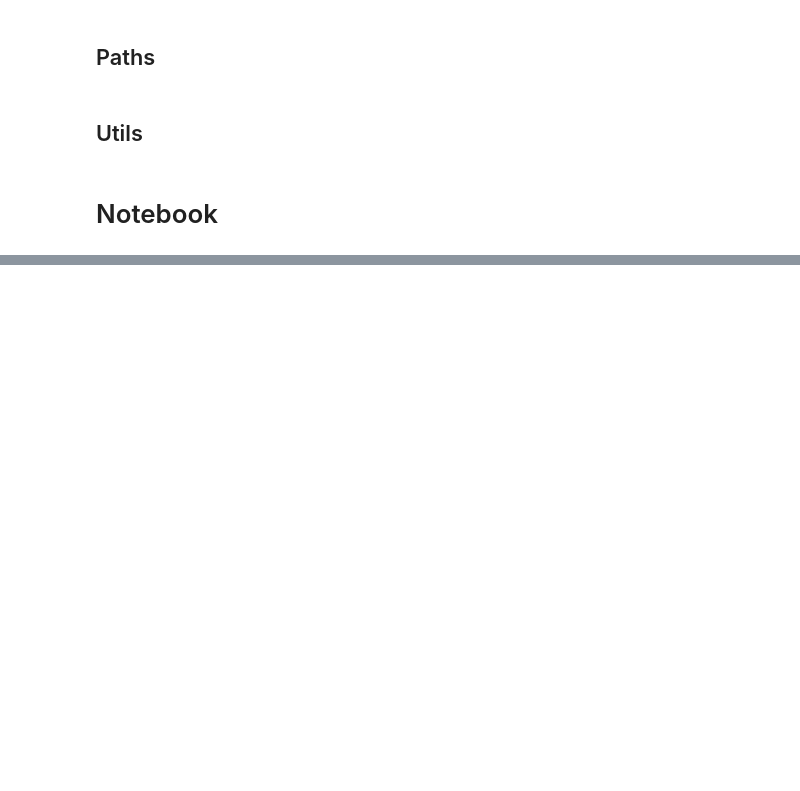
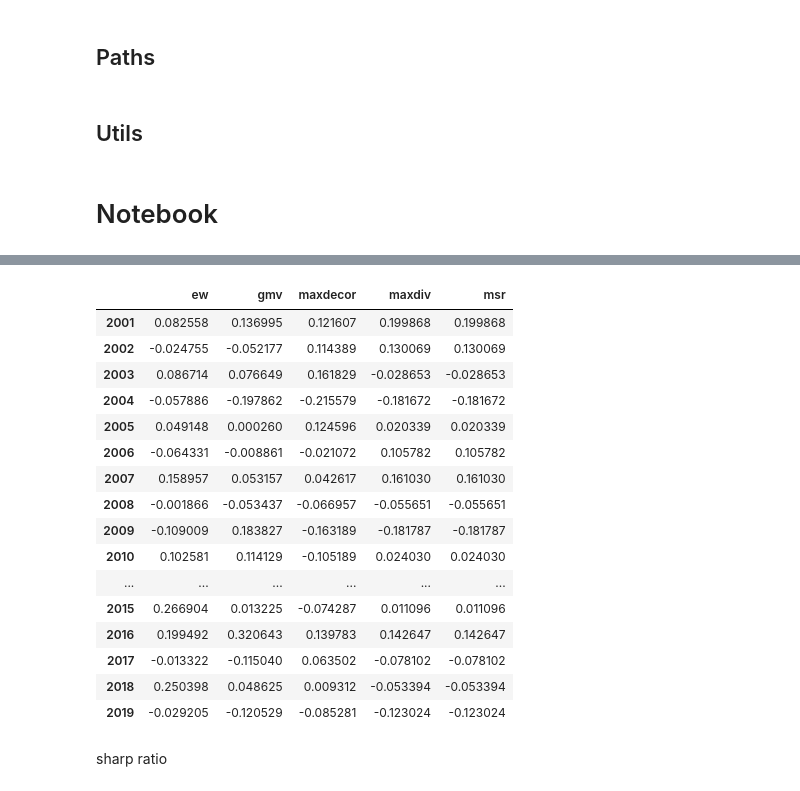
Before and after one commit to seydoudia/portfolio_optimization, a Jupyter notebook: CODE/computing_metrics.ipynb, the cells around one changed output, grey strips where cells are left out. Saved outputs shown, nothing was run; the diff lists cells and outputs as text; code cells hidden in the pictures; blank space fills up the shorter version.

```diff
--- a/CODE/computing_metrics.ipynb
+++ b/CODE/computing_metrics.ipynb
@@ -135,0 +375,13 @@ for pf in dic.keys():
+# %%
+yr_idx = [str(i) for i in range(len(dic["ew"]["enc"]))]
+
+enc_df = pd.DataFrame(index=yr_idx)
+
+for k in list(dic.keys())[1:]:
+    enc_df[k] = dic[k]["enc"].values
+
+
+
+enc_df.plot()
+plt.title("Evolution Trimestirelle de l'ENC")
+plt.xlabel("Trismestre")
@@ -135,0 +394,10 @@ for pf in dic.keys():
+# %%
+yr_idx = [str(i) for i in range(2001,2020)]
+
+ir_df = pd.DataFrame(index=yr_idx)
+
+for k in dic.keys():
+    ir_df[k] = dic[k]["yearly_ir"]
+
+ir_df.plot()
+plt.title("Information Ratio annuel")
@@ -135,0 +408,22 @@ for pf in dic.keys():
+# %%
+ir_df.style.background_gradient(cmap="Blues")
+# %% [output]
+|  | ew | gmv | maxdecor | maxdiv | msr |
+| 2001 | 0.082558 | 0.136995 | 0.121607 | 0.199868 | 0.199868 |
+| 2002 | -0.024755 | -0.052177 | 0.114389 | 0.130069 | 0.130069 |
+| 2003 | 0.086714 | 0.076649 | 0.161829 | -0.028653 | -0.028653 |
+| 2004 | -0.057886 | -0.197862 | -0.215579 | -0.181672 | -0.181672 |
+| 2005 | 0.049148 | 0.000260 | 0.124596 | 0.020339 | 0.020339 |
+| 2006 | -0.064331 | -0.008861 | -0.021072 | 0.105782 | 0.105782 |
+| 2007 | 0.158957 | 0.053157 | 0.042617 | 0.161030 | 0.161030 |
+| 2008 | -0.001866 | -0.053437 | -0.066957 | -0.055651 | -0.055651 |
+| 2009 | -0.109009 | 0.183827 | -0.163189 | -0.181787 | -0.181787 |
+| 2010 | 0.102581 | 0.114129 | -0.105189 | 0.024030 | 0.024030 |
+| ... | ... | ... | ... | ... | ... |
+| 2015 | 0.266904 | 0.013225 | -0.074287 | 0.011096 | 0.011096 |
+| 2016 | 0.199492 | 0.320643 | 0.139783 | 0.142647 | 0.142647 |
+| 2017 | -0.013322 | -0.115040 | 0.063502 | -0.078102 | -0.078102 |
+| 2018 | 0.250398 | 0.048625 | 0.009312 | -0.053394 | -0.053394 |
+| 2019 | -0.029205 | -0.120529 | -0.085281 | -0.123024 | -0.123024 |
+# %% [markdown]
+sharp ratio
```
Also changed, not shown: parts of 46 cells of this notebook, 4 other files.
